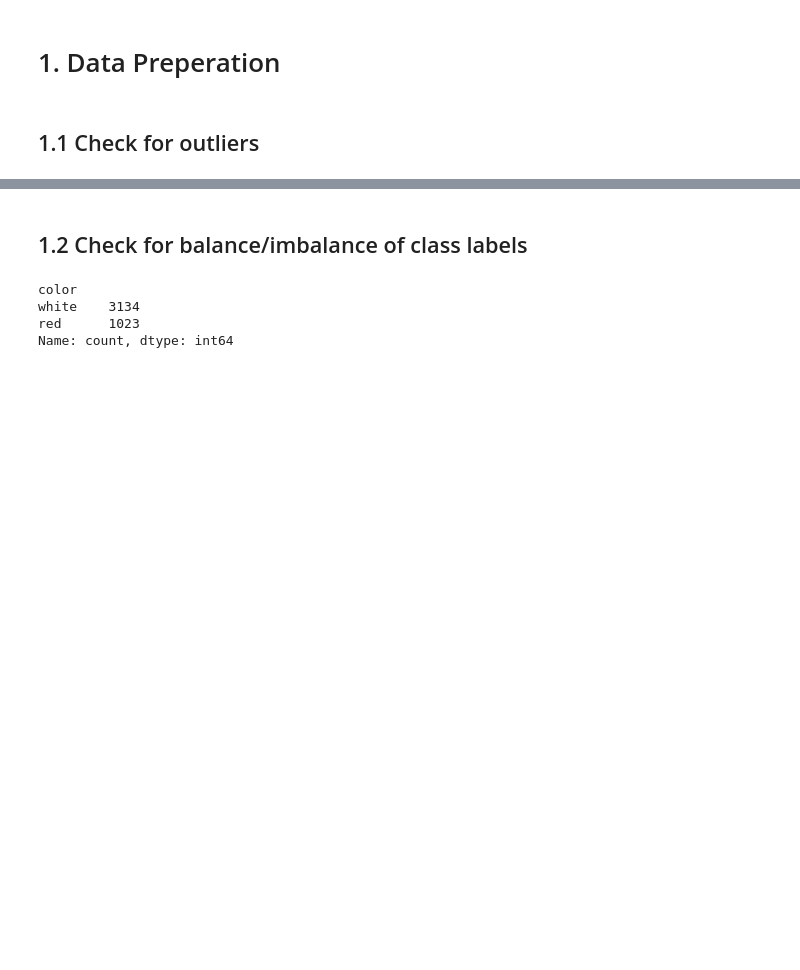
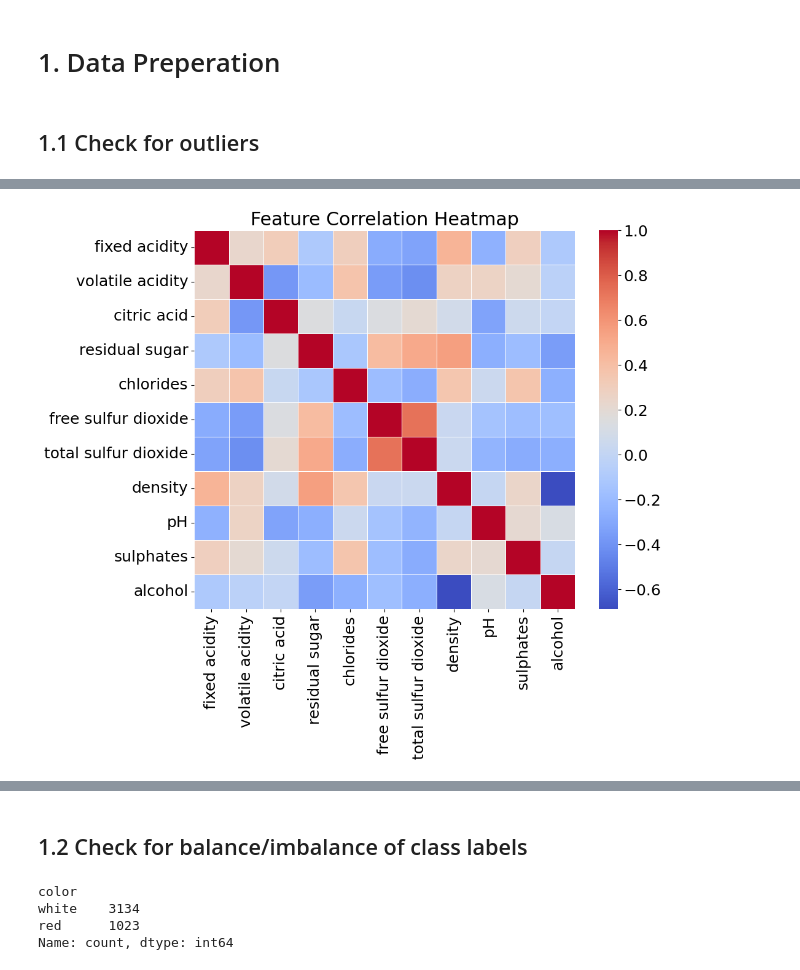
Before and after one commit to Titaniel3/ASDA_2025_Group_1_Portfolio_new, a Jupyter notebook: notebooks/week_12_Ranjit_part.ipynb, the cells around one changed output, grey strips where cells are left out. Saved outputs shown, nothing was run; the diff lists cells and outputs as text; code cells hidden in the pictures; blank space fills up the shorter version.

```diff
--- a/notebooks/week_12_Ranjit_part.ipynb
+++ b/notebooks/week_12_Ranjit_part.ipynb
@@ -90,3 +109,10 @@ Index(['fixed acidity', 'volatile acidity', 'citric acid', 'residual sugar',
+# %%
+plt.figure(figsize=(10,8))
+sns.heatmap(df[numeric_columns].corr(), cmap='coolwarm', linewidths=0.5)
+plt.title("Feature Correlation Heatmap")
+plt.show()
+# %% [output]
+[figure, added]
 # %%
 
 # Boxplots for each numeric variable
```
Also changed, not shown: parts of 24 cells of this notebook.
